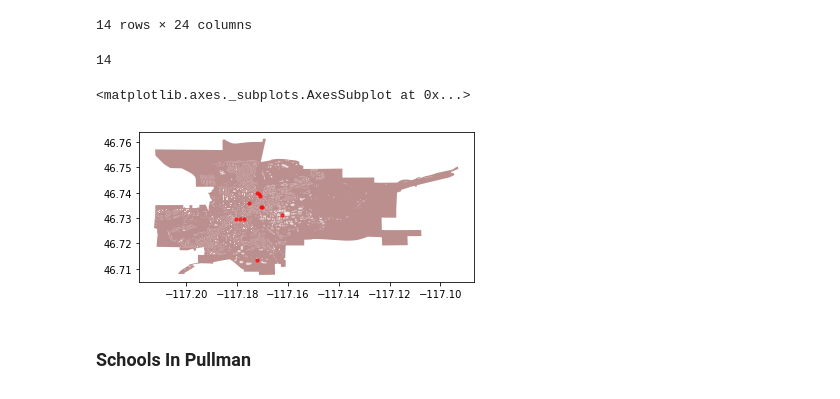
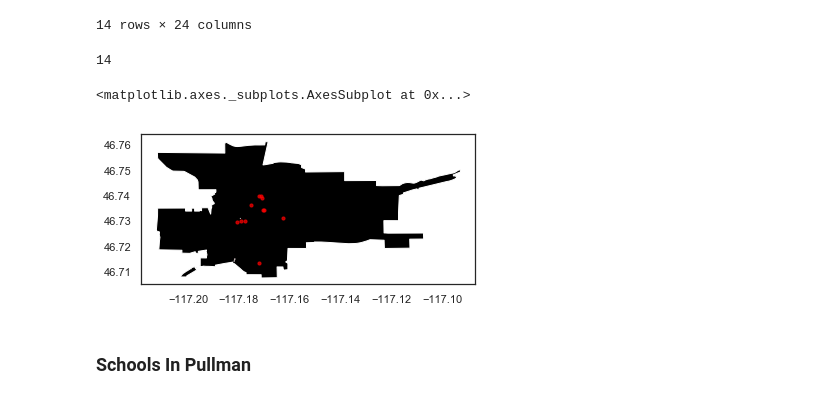
Before and after one commit to deepesh-gupta96/Geo-Realistic-Synthetic-Distribution-Network, a Jupyter notebook: Project.ipynb, the cells around one changed output. Cells and saved outputs as stored; diff of their text form; code cells hidden in the pictures.

```diff
--- a/Project.ipynb
+++ b/Project.ipynb
@@ -258,26 +323,27 @@ ff
 | 277661817 | NaN | NaN | NaN | WA | NaN | fast_food | sandwich | NaN | ... |
 | 277661820 | NaN | NaN | NaN | NaN | NaN | fast_food | burger | NaN | ... |
 14 rows × 24 columns
-# %%
-len(ff)
-# %% [output]
-14
+# %%
+fast_food = len(ff)
+print(fast_food)
+# %% [output]
+14
 # %%
 # Plot the footprint
-ax = city.plot(facecolor='#BC8F8F')
+ax = city.plot(facecolor='black')
 
 # Plot street edges
-#edges.plot(ax=ax, linewidth=1, edgecolor='#BC8F8F')
+#edges.plot(ax=ax, linewidth=1, edgecolor='white')
 
 # Plot buildings
-build.plot(ax=ax, facecolor='white', alpha=0.7)
+#build.plot(ax=ax, facecolor='blue', alpha=0.7)
 
 # Plot restaurants
 ff.plot(ax=ax, color='red', alpha=0.7, markersize=10)
 #cm.tight_layout()
 # %% [output]
 <matplotlib.axes._subplots.AxesSubplot at 0x...>
-[figure, old version]
+[figure, new version]
 # %% [markdown]
 ### Schools In Pullman
 # %%
```
Also changed, not shown: parts of 29 cells of this notebook.
